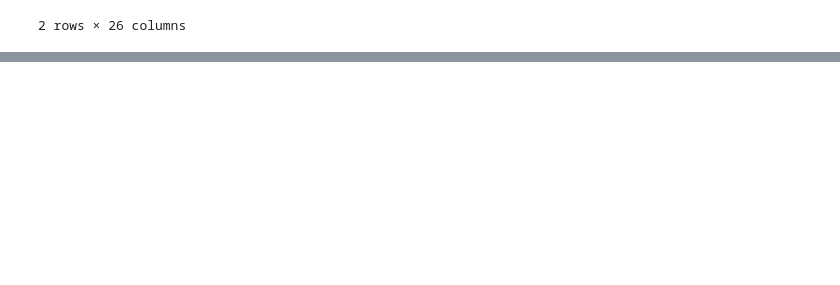
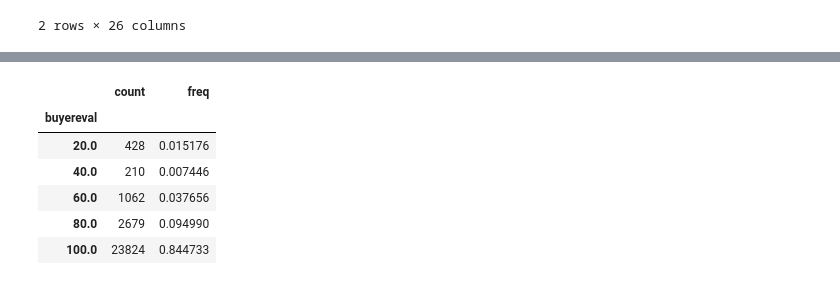
Before and after one commit to rbreitz/trustexpress, a Jupyter notebook: Explore in Pandas Alone.ipynb, the cells around one changed output, grey strips where cells are left out. Drawn from its saved outputs; the diff is of its cells as text; code cells hidden in the pictures; blank space fills up the shorter version.

```diff
--- a/Explore in Pandas Alone.ipynb
+++ b/Explore in Pandas Alone.ipynb
@@ -687,0 +708,2 @@ top_reviews
+# %%
+trusted_df = final_df.loc[final_df['final_trust'] == 1]
@@ -687,0 +735,10 @@ top_reviews
+# %%
+trusted_dist
+# %% [output]
+|  | count | freq |
+| buyereval |  |  |
+| 20.0 | 428 | 0.015176 |
+| 40.0 | 210 | 0.007446 |
+| 60.0 | 1062 | 0.037656 |
+| 80.0 | 2679 | 0.094990 |
+| 100.0 | 23824 | 0.844733 |
```
Also changed, not shown: parts of 16 cells of this notebook, 3 other files.
